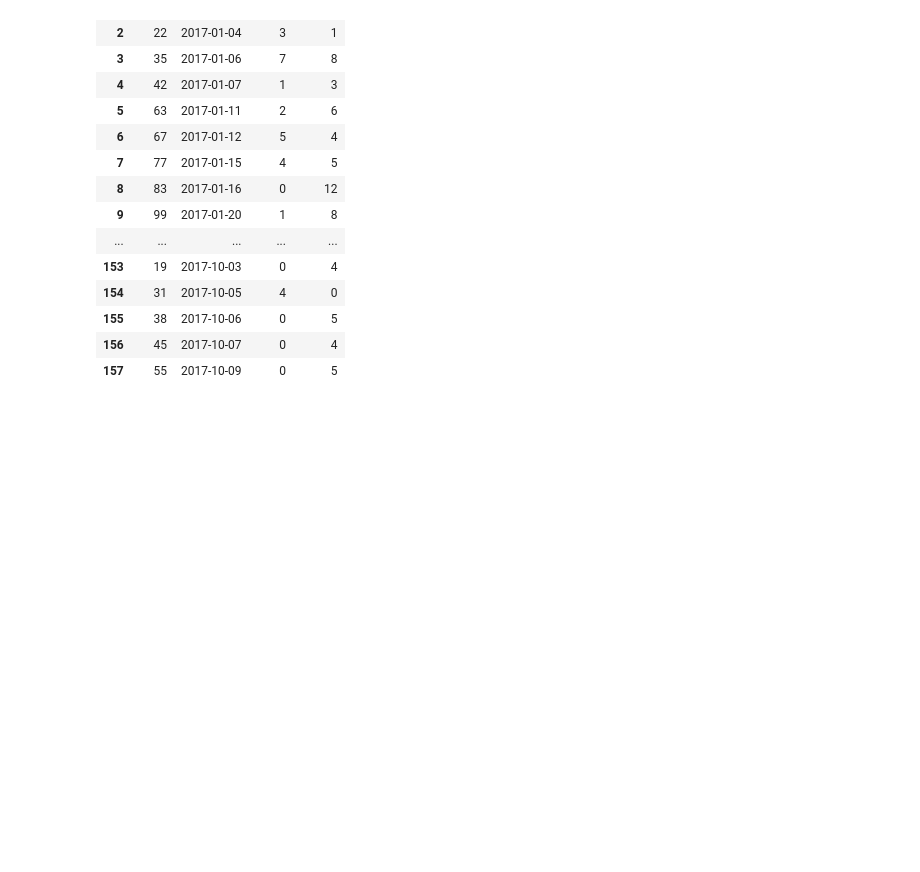
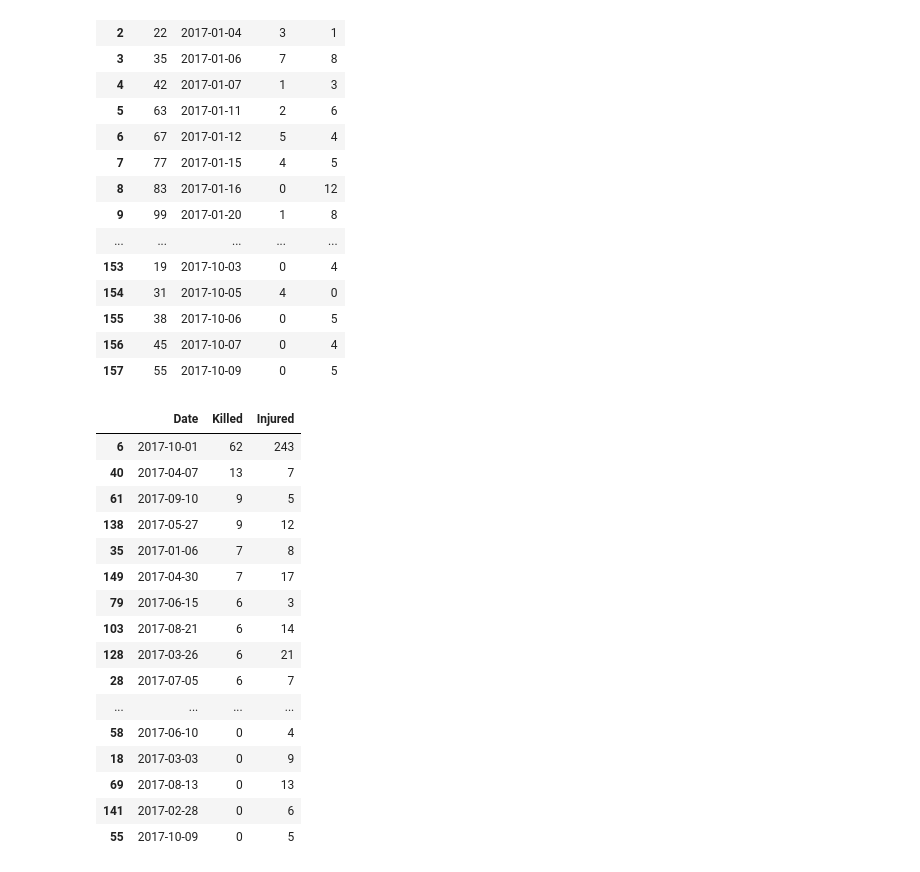
Before and after one commit to JulienAssouline/data-studios-projects, a Jupyter notebook: code/US_mass_shootings/US_Mass_Shootings.ipynb, the cells around one changed output. Cells and saved outputs as stored; diff of their text form; code cells hidden in the pictures; blank space fills up the shorter version.

```diff
--- a/code/US_mass_shootings/US_Mass_Shootings.ipynb
+++ b/code/US_mass_shootings/US_Mass_Shootings.ipynb
@@ -396,3 +395,23 @@ df_merged_lon_lat_2017_grouped.reset_index()
 | 155 | 38 | 2017-10-06 | 0 | 5 |
 | 156 | 45 | 2017-10-07 | 0 | 4 |
 | 157 | 55 | 2017-10-09 | 0 | 5 |
+# %%
+df_merged_lon_lat_2017_grouped.sort_values(by = "Killed", ascending = False)
+# %% [output]
+|  | Date | Killed | Injured |
+| 6 | 2017-10-01 | 62 | 243 |
+| 40 | 2017-04-07 | 13 | 7 |
+| 61 | 2017-09-10 | 9 | 5 |
+| 138 | 2017-05-27 | 9 | 12 |
+| 35 | 2017-01-06 | 7 | 8 |
+| 149 | 2017-04-30 | 7 | 17 |
+| 79 | 2017-06-15 | 6 | 3 |
+| 103 | 2017-08-21 | 6 | 14 |
+| 128 | 2017-03-26 | 6 | 21 |
+| 28 | 2017-07-05 | 6 | 7 |
+| ... | ... | ... | ... |
+| 58 | 2017-06-10 | 0 | 4 |
+| 18 | 2017-03-03 | 0 | 9 |
+| 69 | 2017-08-13 | 0 | 13 |
+| 141 | 2017-02-28 | 0 | 6 |
+| 55 | 2017-10-09 | 0 | 5 |
```
Also changed, not shown: parts of 2 cells of this notebook, 3 other files.
